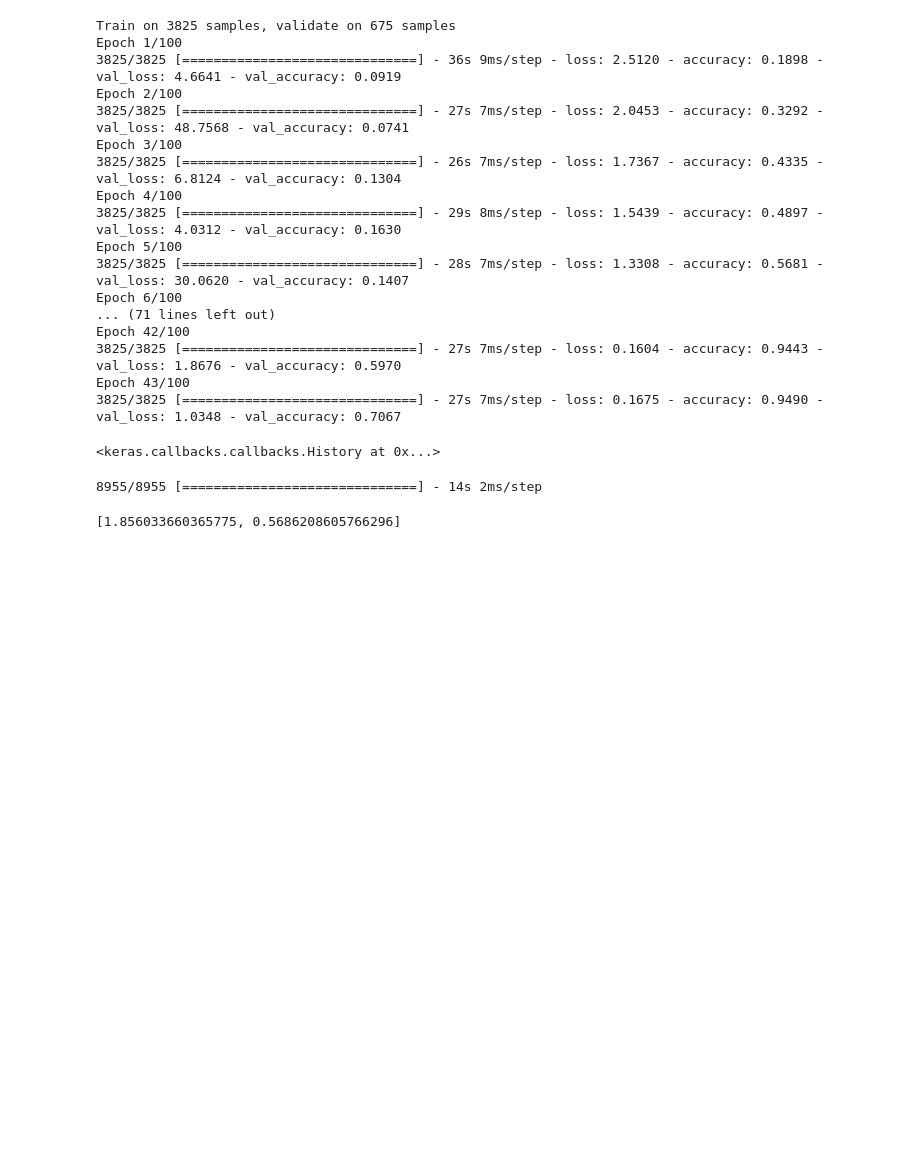
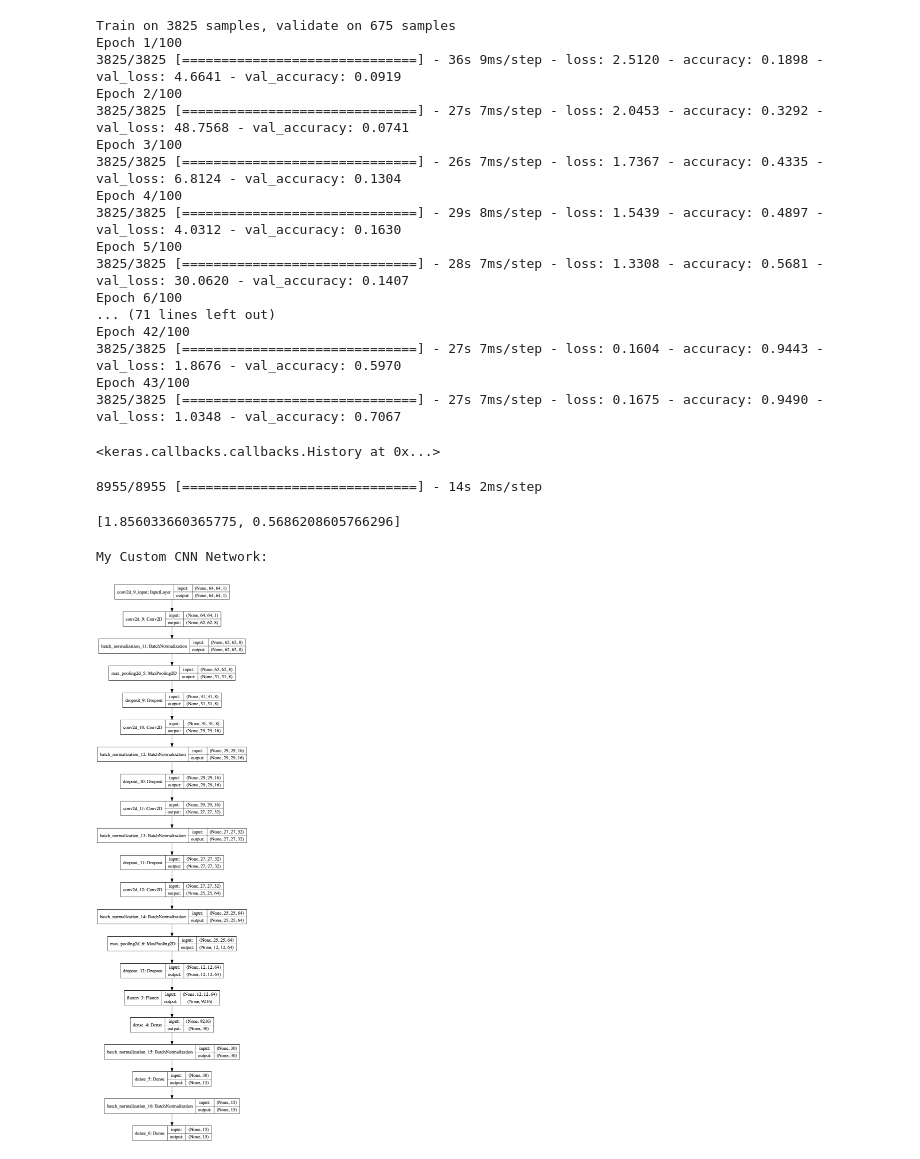
Before and after one commit to AlbertoPresta/CVPR-exam, a Jupyter notebook: Point_two.ipynb, the cells around one changed output. Cells and saved outputs as stored; diff of their text form; code cells hidden in the pictures; blank space fills up the shorter version.

```diff
--- a/Point_two.ipynb
+++ b/Point_two.ipynb
@@ -604,3 +600,10 @@ model_4.evaluate(test_data_aug,test_labels_dummy_aug)
 # %% [output]
 8955/8955 [==============================] - 14s 2ms/step
 [1.856033660365775, 0.5686208605766296]
+# %%
+from keras.utils import plot_model
+print("My Custom CNN Network:")
+plot_model(model_4, to_file='Images_point_two/deeper_model.png', show_shapes=True, show_layer_names=True)
+# %% [output]
+My Custom CNN Network:
+[figure, added]
```
Also changed, not shown: parts of 6 cells of this notebook, 5 other files.
